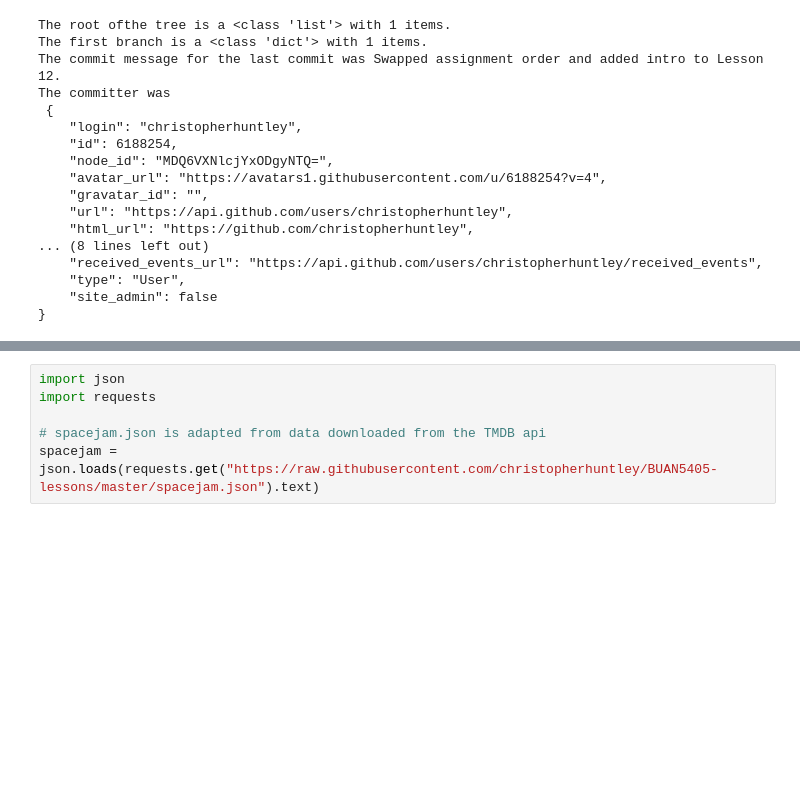
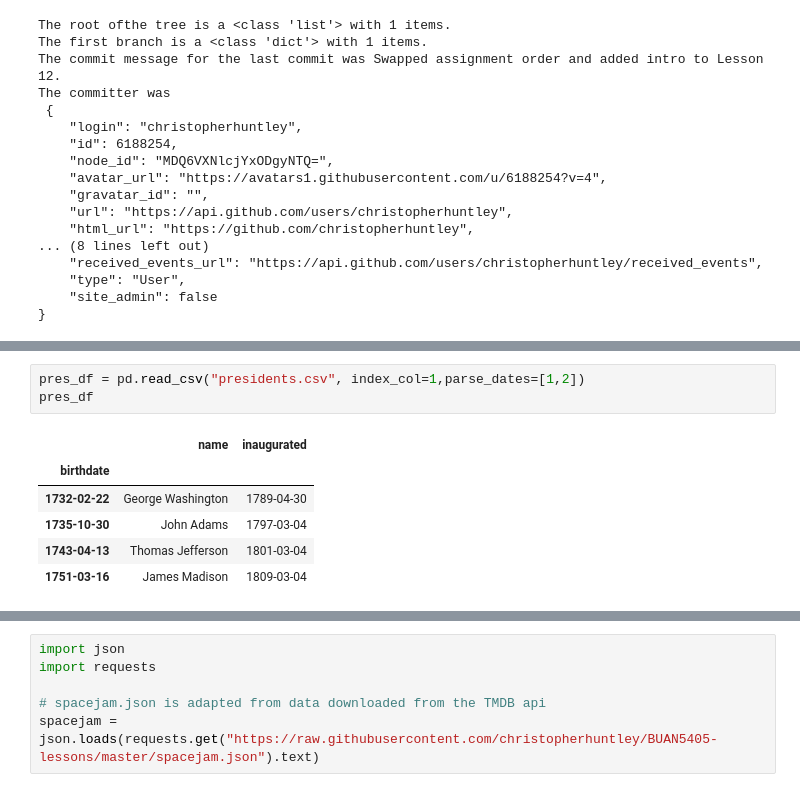
Before and after one commit to philipmaymin/buan5405-lessons-philipmaymin, a Jupyter notebook: L12_Odds_Ends.ipynb, the cells around one changed output, grey strips where cells are left out. Drawn from its saved outputs; the diff is of its cells as text; blank space fills up the shorter version.

```diff
--- a/L12_Odds_Ends.ipynb
+++ b/L12_Odds_Ends.ipynb
@@ -90,0 +193,10 @@ The committer was
+# %%
+pres_df = pd.read_csv("presidents.csv", index_col=1,parse_dates=[1,2])
+pres_df
+# %% [output]
+|  | name | inaugurated |
+| birthdate |  |  |
+| 1732-02-22 | George Washington | 1789-04-30 |
+| 1735-10-30 | John Adams | 1797-03-04 |
+| 1743-04-13 | Thomas Jefferson | 1801-03-04 |
+| 1751-03-16 | James Madison | 1809-03-04 |
```
Also changed, not shown: parts of 23 cells of this notebook, 1 other file.
